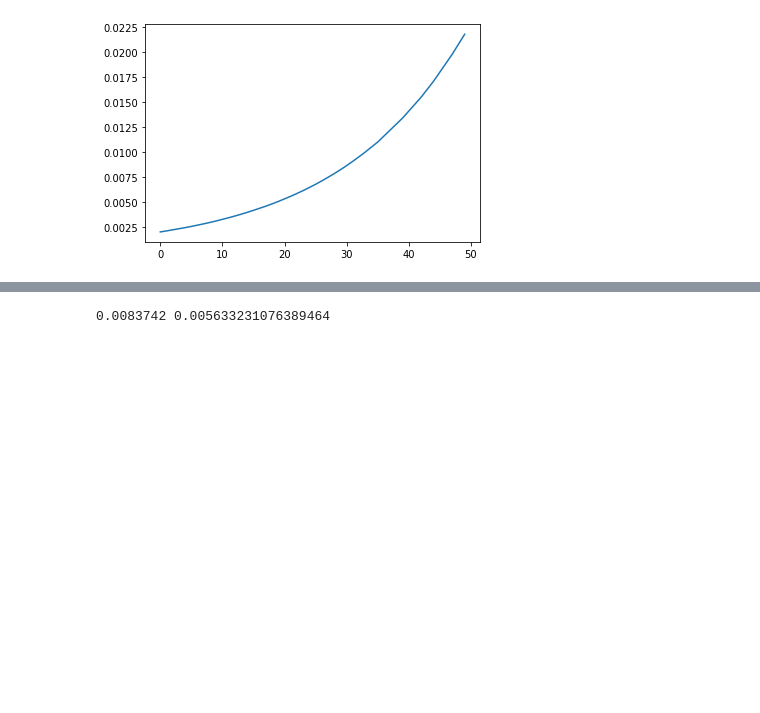
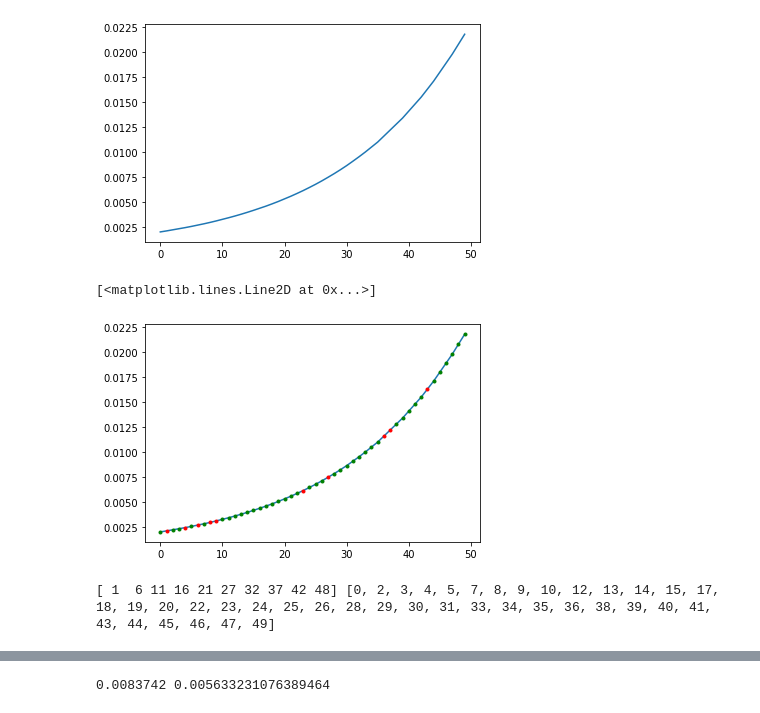
Before and after one commit to dwidemann/surrogates4sims, a Jupyter notebook: 01_pnnl_dataset.ipynb, the cells around one changed output, grey strips where cells are left out. Drawn from its saved outputs; the diff is of its cells as text; code cells hidden in the pictures; blank space fills up the shorter version.

Commit message:
non-random test set part deux

```diff
--- a/01_pnnl_dataset.ipynb
+++ b/01_pnnl_dataset.ipynb
@@ -366,9 +366,9 @@ gridsize = 128
 # %%
 raw_data = '/data/ccsi/pnnl_liquid_inlet/channel_{}/gridsize_{}'.format(channel,gridsize)
 sims = os.listdir(raw_data)
-removeMe = ['041.pkl', '040.pkl', '029.pkl']
-for r in removeMe:
-    sims.remove(r) # fix later
+# removeMe = ['041.pkl', '040.pkl', '029.pkl']
+# for r in removeMe:
+#     sims.remove(r) # fix later
 print(sims, len(sims))
 # %% [output]
 ['023.pkl', '005.pkl', '016.pkl', '004.pkl', '002.pkl', '021.pkl', '014.pkl', '006.pkl', '009.pkl', '007.pkl', '008.pkl', '010.pkl', '001.pkl', '012.pkl', '003.pkl', '022.pkl', '018.pkl', '013.pkl', ' ...
@@ -403,3 +414,16 @@ plt.plot(inletVelocity)
 # %% [output]
 [<matplotlib.lines.Line2D at 0x...>]
 [figure]
+# %%
+plt.plot(inletVelocity)
+plt.plot(testInds, inletVelocity[testInds], '.r')
+plt.plot(trainInds, inletVelocity[trainInds], '.g')
+# %% [output]
+[<matplotlib.lines.Line2D at 0x...>]
+[figure, added]
+# %%
+testInds = np.linspace(1,numSims-2,idx).astype('int')
+trainInds = list(set(np.arange(0,numSims)).difference(set(testInds)))
+print(testInds,trainInds)
+# %% [output]
+[ 1  6 11 16 21 27 32 37 42 48] [0, 2, 3, 4, 5, 7, 8, 9, 10, 12, 13, 14, 15, 17, 18, 19, 20, 22, 23, 24, 25, 26, 28, 29, 30, 31, 33, 34, 35, 36, 38, 39, 40, 41, 43, 44, 45, 46, 47, 49]
```
Also changed, not shown: parts of 5 cells of this notebook.
